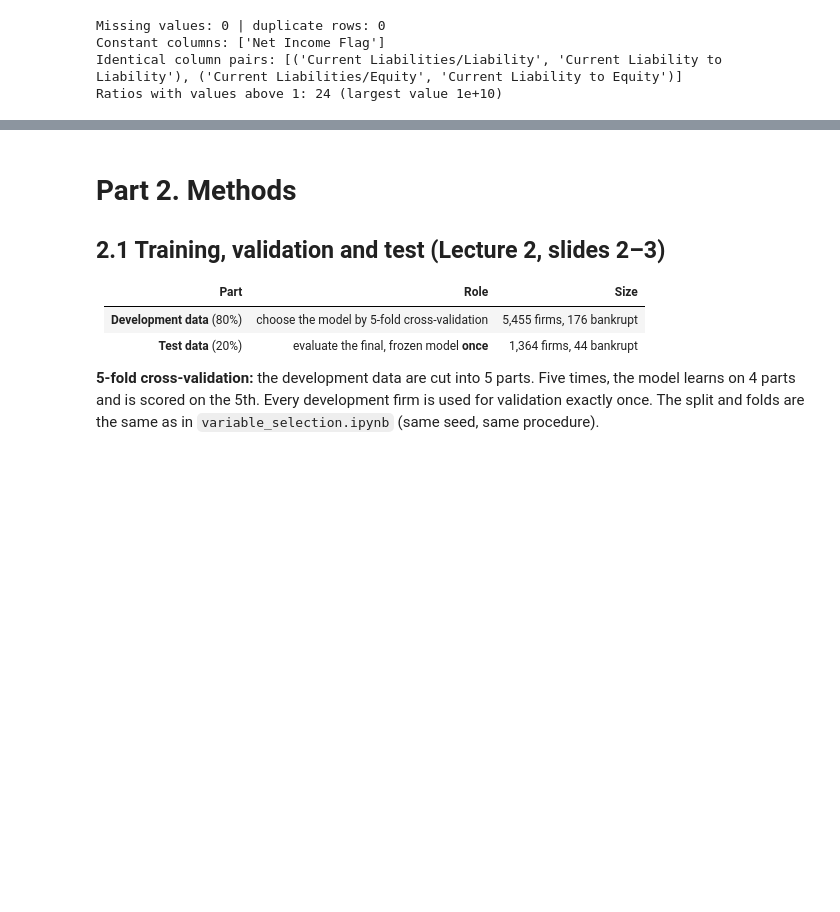
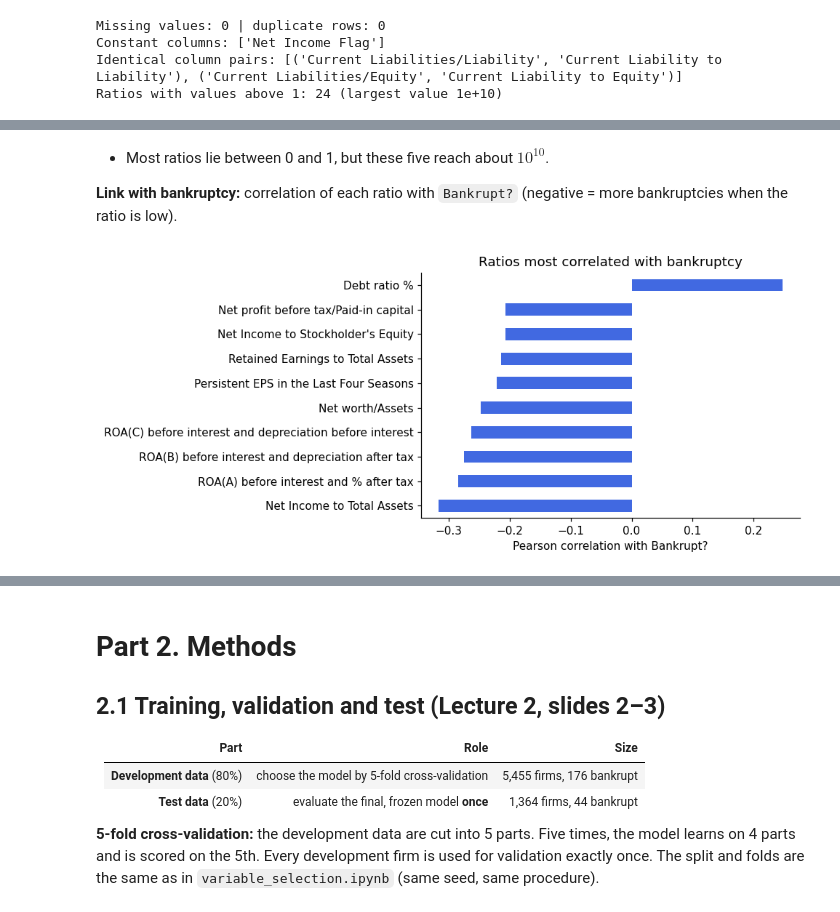
Before and after one commit to SARx613/Augmented-Decision-Final-Project, a Jupyter notebook: final_project.ipynb, the cells around one changed output, grey strips where cells are left out. Saved outputs shown, nothing was run; the diff lists cells and outputs as text; code cells hidden in the pictures; blank space fills up the shorter version.

```diff
--- a/final_project.ipynb
+++ b/final_project.ipynb
@@ -135,0 +128,4 @@ Everything that is *learned* from the data is learned from training rows only, i
+# %%
+dev_rows, _ = train_test_split(np.arange(len(data)), test_size=0.2, stratify=y, random_state=SEED)
+X_eda, y_eda = X.iloc[dev_rows].drop(columns="Net Income Flag"), y.iloc[dev_rows]
+print(f"{len(X_eda):,} development firms, {X_eda.shape[1]} ratios, {y_eda.sum()} bankruptcies ({y_eda.mean():.1%})")
@@ -135,0 +146,15 @@ Everything that is *learned* from the data is learned from training rows only, i
+# %% [markdown]
+- Most ratios lie between 0 and 1, but these five reach about $10^{10}$.
+
+**Link with bankruptcy:** correlation of each ratio with `Bankrupt?` (negative = more bankruptcies when the ratio is low).
+# %%
+correlation = X_eda.corrwith(y_eda)
+top10 = correlation.abs().sort_values(ascending=False).head(10).index
+
+correlation[top10].sort_values().plot.barh(color='royalblue', figsize=(9, 4))
+plt.xlabel("Pearson correlation with Bankrupt?")
+plt.title("Ratios most correlated with bankruptcy")
+plt.tight_layout()
+plt.show()
+# %% [output]
+[figure, added]
```
Also changed, not shown: parts of 13 cells of this notebook, 2 other files.
